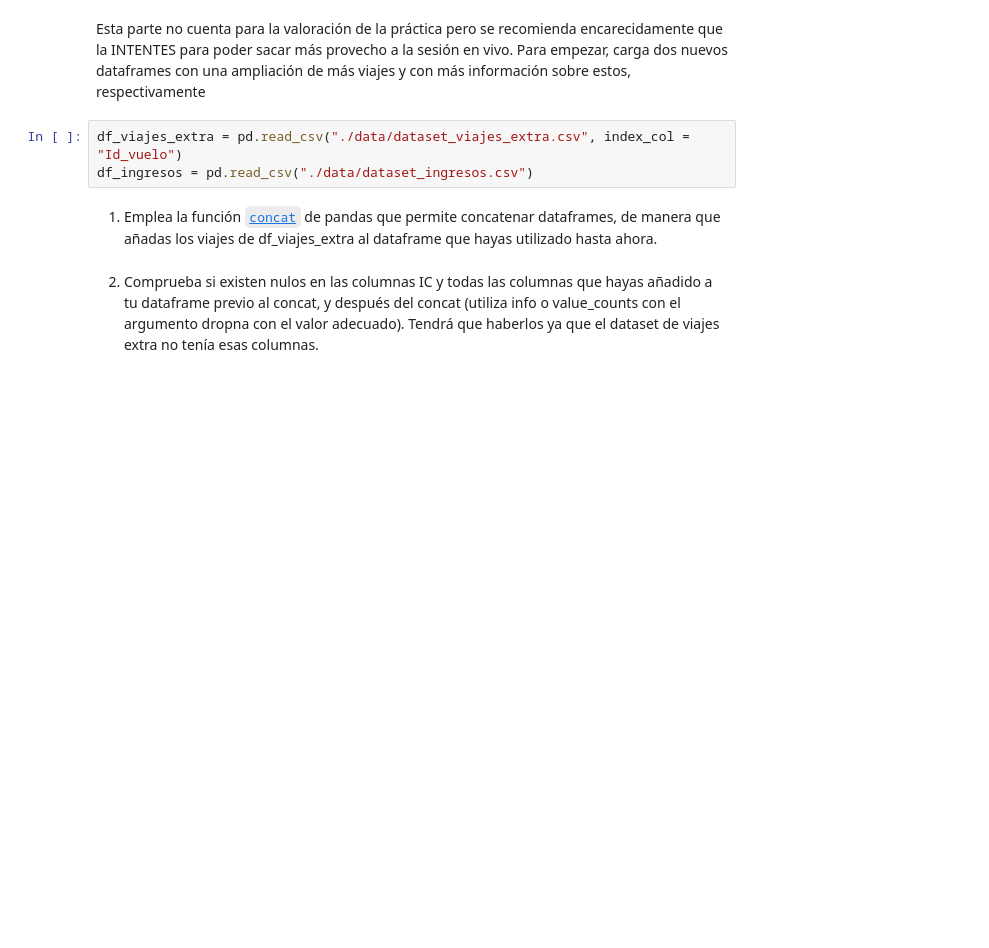
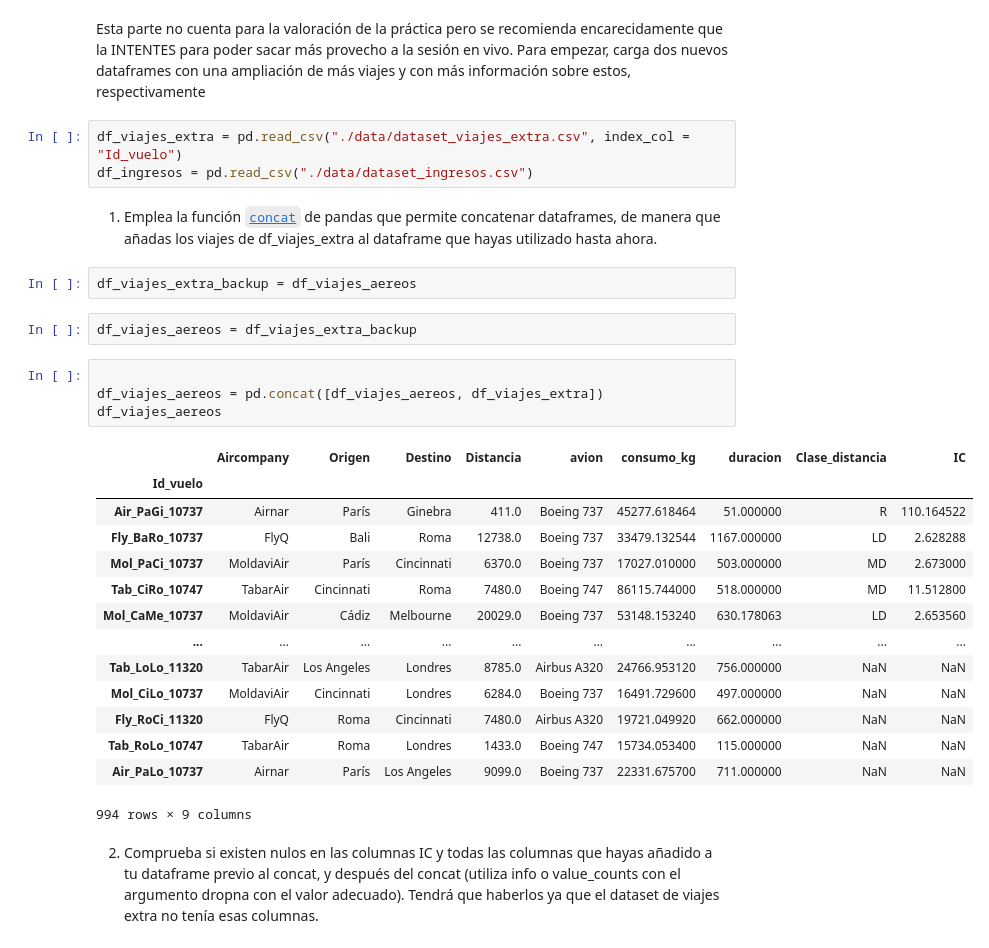
Before and after one commit to redani77/ONLINE_DS_THEBRIDGE_DaniCastillo, a Jupyter notebook: 004 PANDAS/Sprint_04/Unidad_02/Practica_Obligatoria/18_Practica_Obligatoria_Pandas_II.ipynb, the cells around one changed output. Cells and saved outputs as stored; diff of their text form; blank space fills up the shorter version.

```diff
--- a/004 PANDAS/Sprint_04/Unidad_02/Practica_Obligatoria/18_Practica_Obligatoria_Pandas_II.ipynb
+++ b/004 PANDAS/Sprint_04/Unidad_02/Practica_Obligatoria/18_Practica_Obligatoria_Pandas_II.ipynb
@@ -279,5 +595,28 @@ df_viajes_extra = pd.read_csv("./data/dataset_viajes_extra.csv", index_col = "Id
 df_ingresos = pd.read_csv("./data/dataset_ingresos.csv")
 # %% [markdown]
 1. Emplea la función [`concat`](https://pandas.pydata.org/docs/reference/api/pandas.concat.html "info sobre pandas concat") de pandas que permite concatenar dataframes, de manera que añadas los viajes de df_viajes_extra al dataframe que hayas utilizado hasta ahora.
+# %%
+df_viajes_extra_backup = df_viajes_aereos
+# %%
+df_viajes_aereos = df_viajes_extra_backup
+# %%
+
+df_viajes_aereos = pd.concat([df_viajes_aereos, df_viajes_extra])
+df_viajes_aereos
+# %% [output]
+|  | Aircompany | Origen | Destino | Distancia | avion | consumo_kg | duracion | Clase_distancia | IC |
+| Id_vuelo |  |  |  |  |  |  |  |  |  |
+| Air_PaGi_10737 | Airnar | París | Ginebra | 411.0 | Boeing 737 | 45277.618464 | 51.000000 | R | 110.164522 |
+| Fly_BaRo_10737 | FlyQ | Bali | Roma | 12738.0 | Boeing 737 | 33479.132544 | 1167.000000 | LD | 2.628288 |
+| Mol_PaCi_10737 | MoldaviAir | París | Cincinnati | 6370.0 | Boeing 737 | 17027.010000 | 503.000000 | MD | 2.673000 |
+| Tab_CiRo_10747 | TabarAir | Cincinnati | Roma | 7480.0 | Boeing 747 | 86115.744000 | 518.000000 | MD | 11.512800 |
+| Mol_CaMe_10737 | MoldaviAir | Cádiz | Melbourne | 20029.0 | Boeing 737 | 53148.153240 | 630.178063 | LD | 2.653560 |
+| ... | ... | ... | ... | ... | ... | ... | ... | ... | ... |
+| Tab_LoLo_11320 | TabarAir | Los Angeles | Londres | 8785.0 | Airbus A320 | 24766.953120 | 756.000000 | NaN | NaN |
+| Mol_CiLo_10737 | MoldaviAir | Cincinnati | Londres | 6284.0 | Boeing 737 | 16491.729600 | 497.000000 | NaN | NaN |
+| Fly_RoCi_11320 | FlyQ | Roma | Cincinnati | 7480.0 | Airbus A320 | 19721.049920 | 662.000000 | NaN | NaN |
+| Tab_RoLo_10747 | TabarAir | Roma | Londres | 1433.0 | Boeing 747 | 15734.053400 | 115.000000 | NaN | NaN |
+| Air_PaLo_10737 | Airnar | París | Los Angeles | 9099.0 | Boeing 737 | 22331.675700 | 711.000000 | NaN | NaN |
+994 rows × 9 columns
 # %% [markdown]
 2. Comprueba si existen nulos en las columnas IC y todas las columnas que hayas añadido a tu dataframe previo al concat, y después del concat (utiliza info o value_counts con el argumento dropna con el valor adecuado). Tendrá que haberlos ya que el dataset de viajes extra no tenía esas columnas.
```
Also changed, not shown: parts of 50 cells of this notebook.
